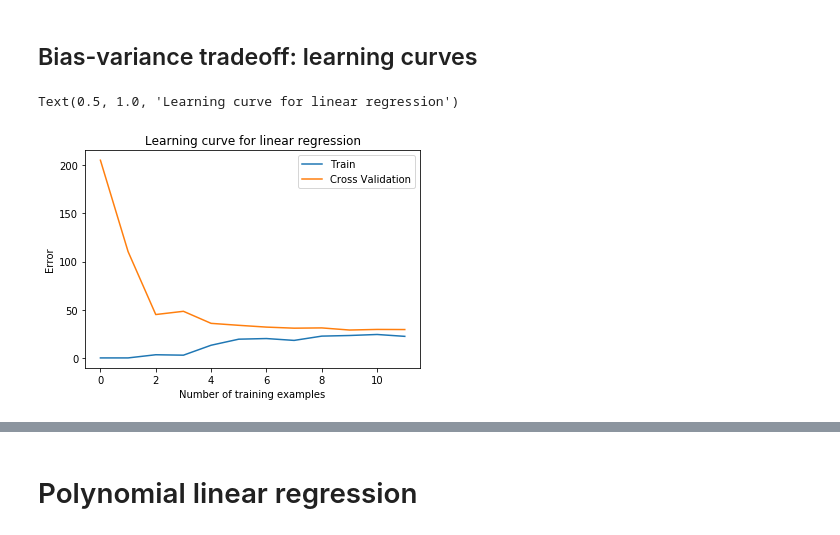
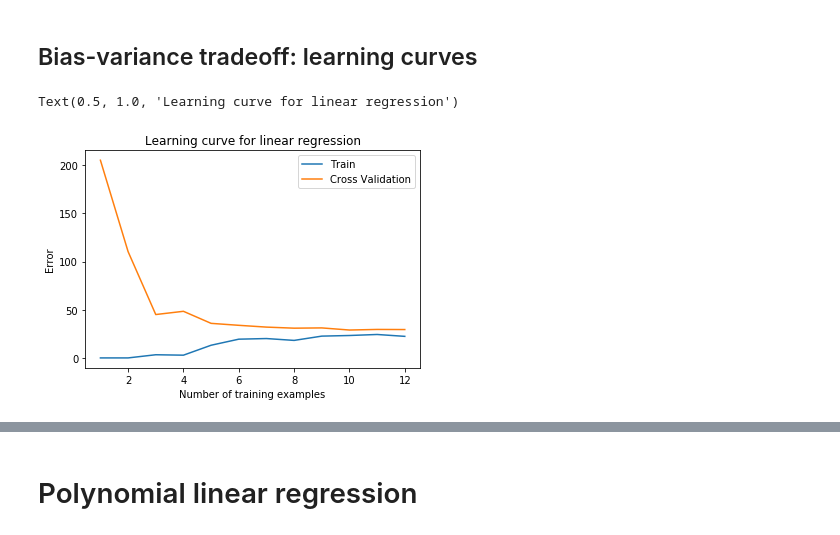
Before and after one commit to olivierpikeroen/ML-DLAI, a Jupyter notebook: learning-curves/python/bias-vs-variance-through-linear-regression.ipynb, the cells around one changed output, grey strips where cells are left out. Saved outputs shown, nothing was run; the diff lists cells and outputs as text; code cells hidden in the pictures.

```diff
--- a/learning-curves/python/bias-vs-variance-through-linear-regression.ipynb
+++ b/learning-curves/python/bias-vs-variance-through-linear-regression.ipynb
@@ -15,8 +15,8 @@ from plotFit import *
 from validationCurve import *
 # %%
 data=loadmat('water-level.mat')
-X,y,Xval,yval,Xtest,ytest=data['X'],data['y'],data['Xval'],data['yval'],data['Xtest'],data['ytest']
-m=X.shape[0]
+Xtrain,ytrain,Xval,yval,Xtest,ytest=data['X'],data['y'],data['Xval'],data['yval'],data['Xtest'],data['ytest']
+m=Xtrain.shape[0]
 # %% [markdown]
 # Visualize data
 # %%
@@ -49,12 +49,12 @@ plotData(X,np.hstack((np.ones((m,1)),X))@theta,'--',linewidth=2)
 ## Bias-variance tradeoff: learning curves
 # %%
 Lambda=0
-error_train,error_val=learningCurve(np.hstack((np.ones((m,1)),X)),y,np.hstack((np.ones((Xval.shape[0],1)),Xval)),yval,Lambda)
-plotLearningCurve(m,error_train,error_val)
+error_train,error_val=learningCurve(np.hstack((np.ones((m,1)),Xtrain)),ytrain,np.hstack((np.ones((Xval.shape[0],1)),Xval)),yval,Lambda)
+plotLearningCurve(range(1,m+1),error_train,error_val)
 plt.title('Learning curve for linear regression')
 # %% [output]
 Text(0.5, 1.0, 'Learning curve for linear regression')
-[figure, old version]
+[figure, new version]
 # %%
 def printErrors(n_it,error_train,error_val):
     print('# Training Examples\tTrain Error\tCross Validation Error')
```
Also changed, not shown: parts of 48 cells of this notebook, 6 other files.
